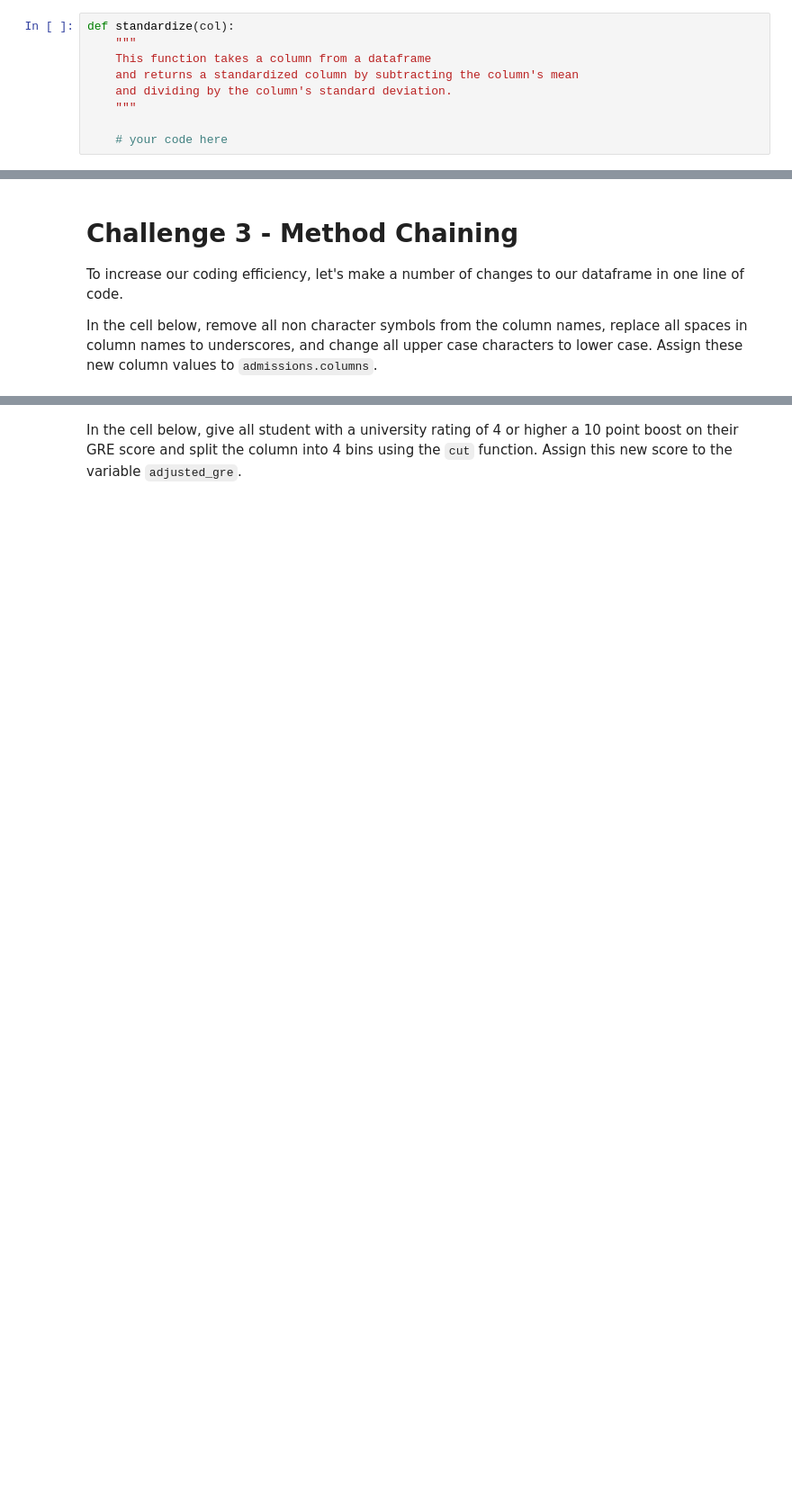
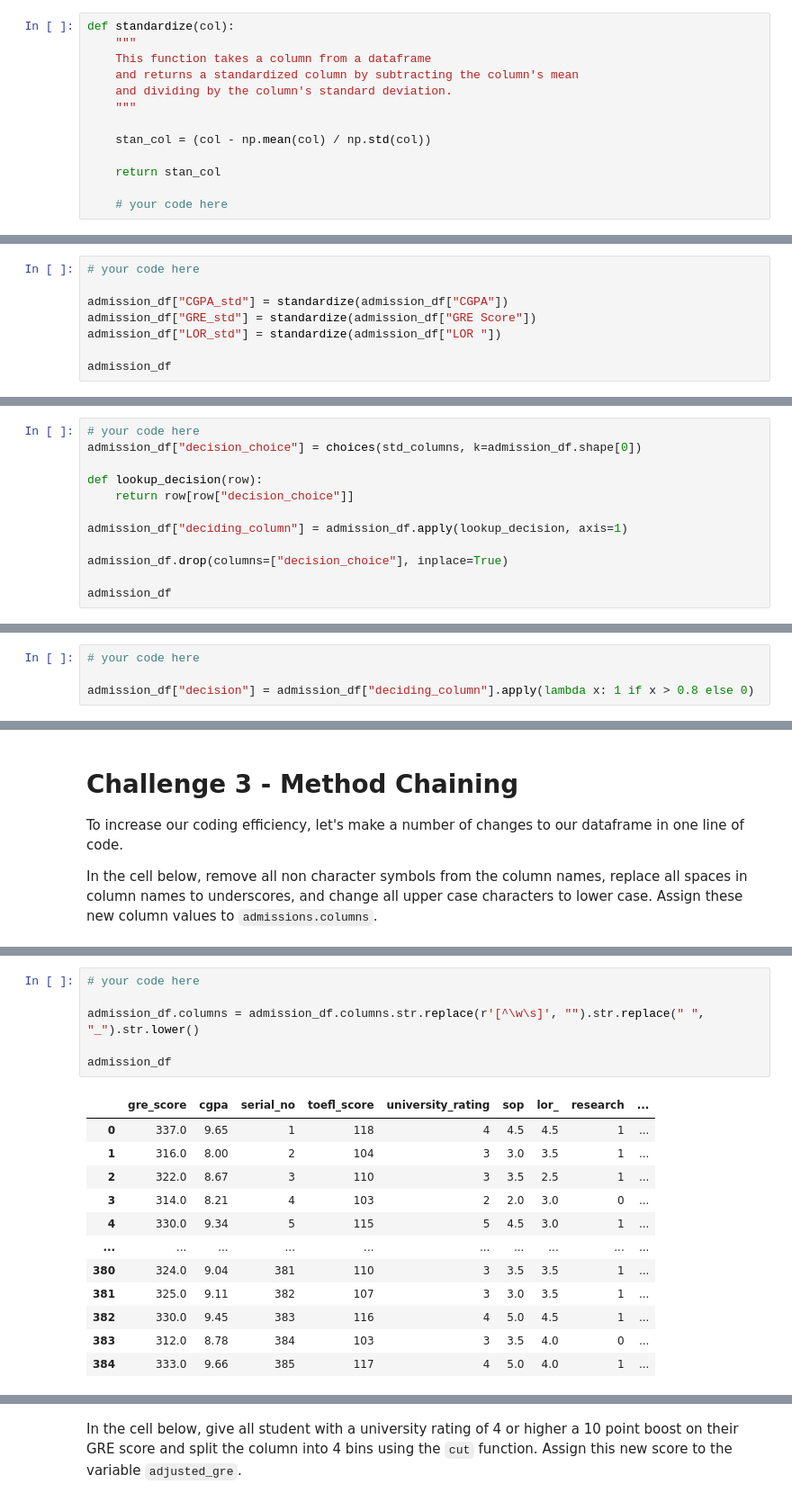
Before and after one commit to zepcerqueira/lab-advanced-pandas, a Jupyter notebook: your-code/main.ipynb, the cells around one changed output, grey strips where cells are left out. Shown at 90% size. Saved outputs shown, nothing was run; the diff lists cells and outputs as text; blank space fills up the shorter version.

```diff
--- a/your-code/main.ipynb
+++ b/your-code/main.ipynb
@@ -229,4 +260,8 @@ def standardize(col):
     and dividing by the column's standard deviation.
     """
 
+    stan_col = (col - np.mean(col) / np.std(col))
+
+    return stan_col
+
     # your code here
@@ -236,0 +286,8 @@ Now create the standardized columns `CGPA_std`, `GRE_std`, and `LOR_std` and add
+# %%
+# your code here
+
+admission_df["CGPA_std"] = standardize(admission_df["CGPA"])
+admission_df["GRE_std"] = standardize(admission_df["GRE Score"])
+admission_df["LOR_std"] = standardize(admission_df["LOR "])
+
+admission_df
@@ -251,0 +335,12 @@ Now create the deciding column using the `lookup` function. The lookup column is
+# %%
+# your code here
+admission_df["decision_choice"] = choices(std_columns, k=admission_df.shape[0])
+
+def lookup_decision(row):
+    return row[row["decision_choice"]]
+
+admission_df["deciding_column"] = admission_df.apply(lookup_decision, axis=1)
+
+admission_df.drop(columns=["decision_choice"], inplace=True)
+
+admission_df
@@ -255,0 +363,4 @@ Create a column called `decision` in the `admissions` dataframe. Assign 1 to thi
+# %%
+# your code here
+
+admission_df["decision"] = admission_df["deciding_column"].apply(lambda x: 1 if x > 0.8 else 0)
@@ -267,0 +398,19 @@ In the cell below, remove all non character symbols from the column names, repla
+# %%
+# your code here
+
+admission_df.columns = admission_df.columns.str.replace(r'[^\w\s]', "").str.replace(" ", "_").str.lower()
+
+admission_df
+# %% [output]
+|  | gre_score | cgpa | serial_no | toefl_score | university_rating | sop | lor_ | research | ... |
+| 0 | 337.0 | 9.65 | 1 | 118 | 4 | 4.5 | 4.5 | 1 | ... |
+| 1 | 316.0 | 8.00 | 2 | 104 | 3 | 3.0 | 3.5 | 1 | ... |
+| 2 | 322.0 | 8.67 | 3 | 110 | 3 | 3.5 | 2.5 | 1 | ... |
+| 3 | 314.0 | 8.21 | 4 | 103 | 2 | 2.0 | 3.0 | 0 | ... |
+| 4 | 330.0 | 9.34 | 5 | 115 | 5 | 4.5 | 3.0 | 1 | ... |
+| ... | ... | ... | ... | ... | ... | ... | ... | ... | ... |
+| 380 | 324.0 | 9.04 | 381 | 110 | 3 | 3.5 | 3.5 | 1 | ... |
+| 381 | 325.0 | 9.11 | 382 | 107 | 3 | 3.0 | 3.5 | 1 | ... |
+| 382 | 330.0 | 9.45 | 383 | 116 | 4 | 5.0 | 4.5 | 1 | ... |
+| 383 | 312.0 | 8.78 | 384 | 103 | 3 | 3.5 | 4.0 | 0 | ... |
+| 384 | 333.0 | 9.66 | 385 | 117 | 4 | 5.0 | 4.0 | 1 | ... |
```
Also changed, not shown: parts of 23 cells of this notebook.
